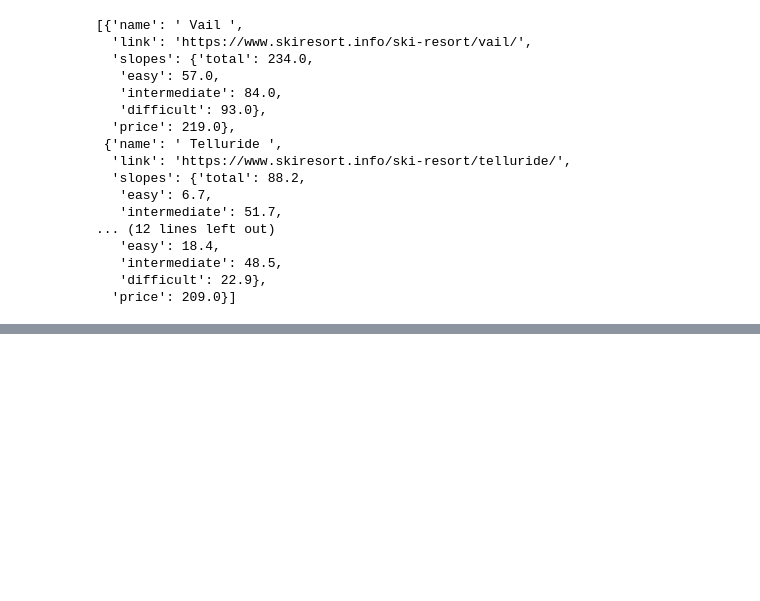
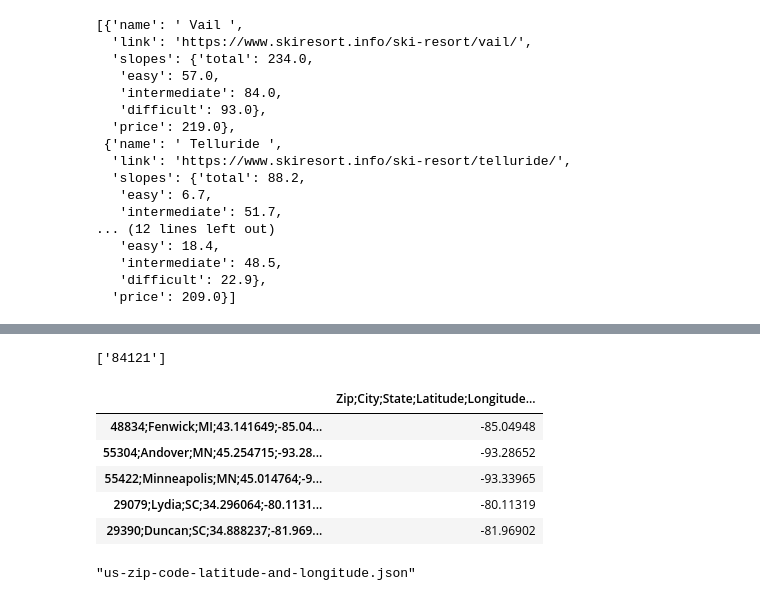
Before and after one commit to lanakimova/ShreddingtheGnar, a Jupyter notebook: scraping.ipynb, the cells around one changed output, grey strips where cells are left out. Saved outputs shown, nothing was run; the diff lists cells and outputs as text; code cells hidden in the pictures; blank space fills up the shorter version.

```diff
--- a/scraping.ipynb
+++ b/scraping.ipynb
@@ -308,0 +568,20 @@ all_resort_info
+# %%
+tittyzipz
+# %% [output]
+['84121']
+# %%
+zip_csv = 'us-zip-code-latitude-and-longitude.csv'
+zip_df = pd.read_csv(zip_csv)
+zip_df.head()
+# %% [output]
+|  | Zip;City;State;Latitude;Longitude... |
+| 48834;Fenwick;MI;43.141649;-85.04... | -85.04948 |
+| 55304;Andover;MN;45.254715;-93.28... | -93.28652 |
+| 55422;Minneapolis;MN;45.014764;-9... | -93.33965 |
+| 29079;Lydia;SC;34.296064;-80.1131... | -80.11319 |
+| 29390;Duncan;SC;34.888237;-81.969... | -81.96902 |
+# %%
+thing = 'us-zip-code-latitude-and-longitude.json'
+print(json.dumps(thing, indent=4, sort_keys=True))
+# %% [output]
+"us-zip-code-latitude-and-longitude.json"
```
Also changed, not shown: parts of 23 cells of this notebook.
